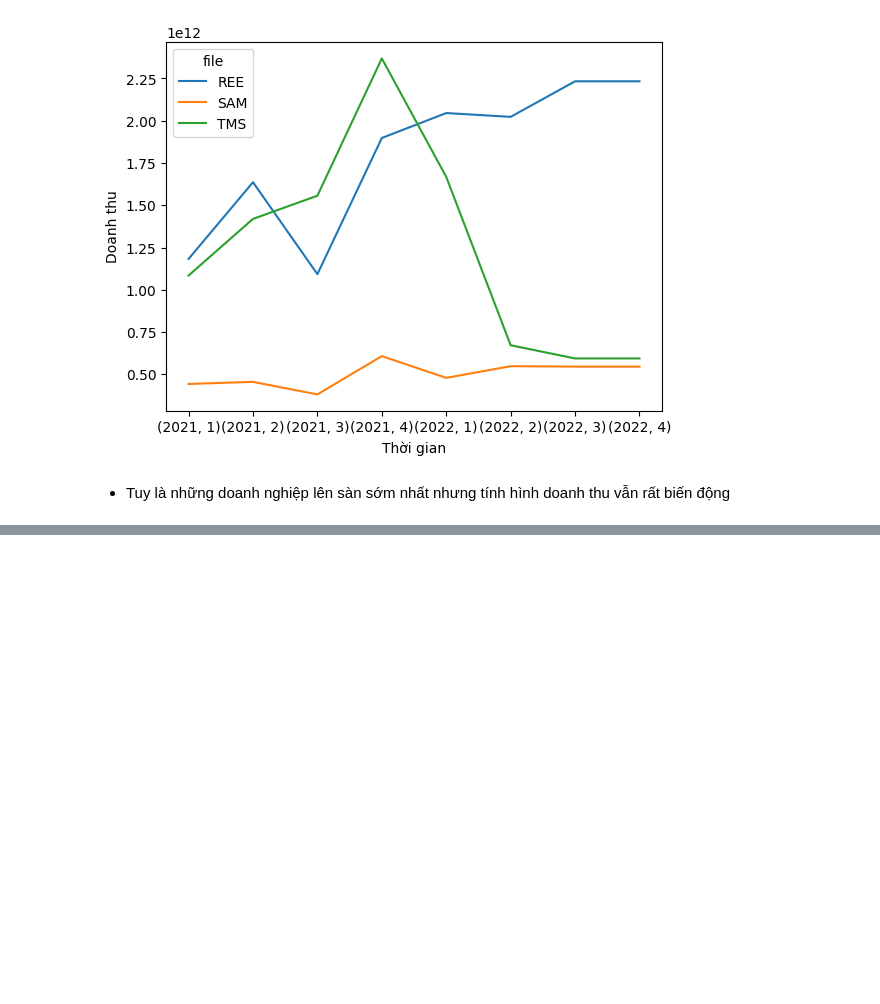
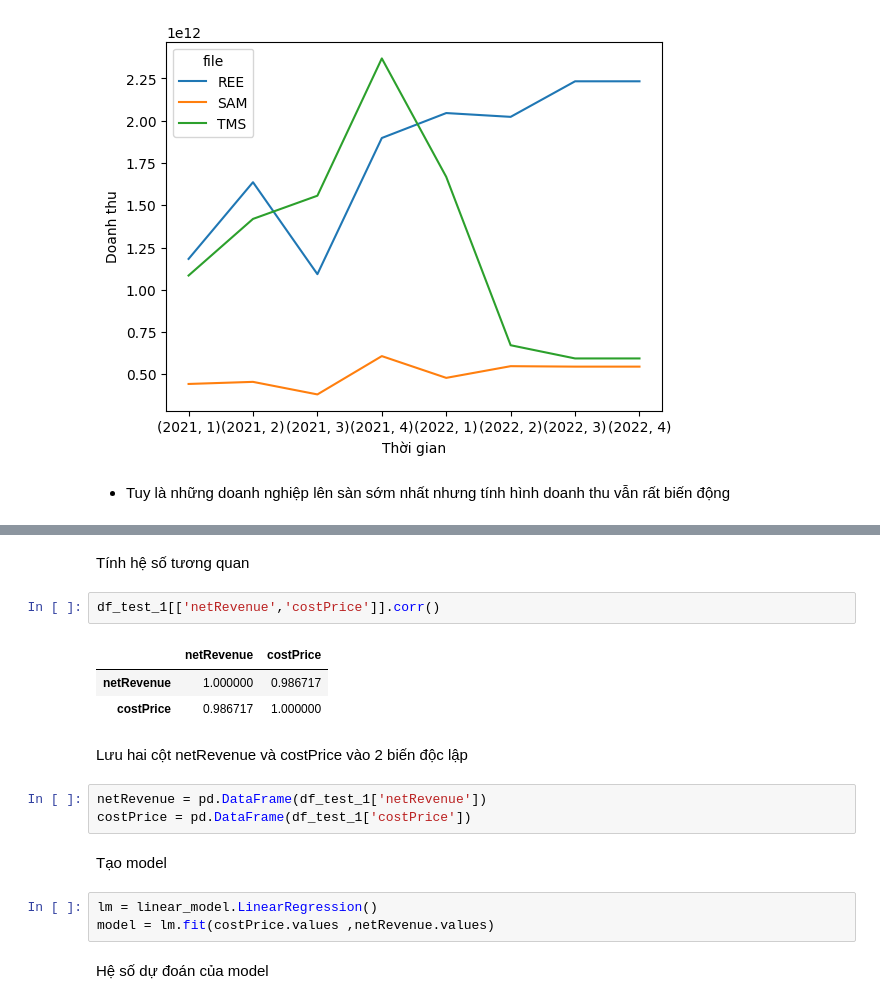
Before and after one commit to minhtringuyennn/NMKHDL_Project, a Jupyter notebook: crawl/crawl_data.ipynb, the cells around one changed output, grey strips where cells are left out. Cells and saved outputs as stored; diff of their text form; blank space fills up the shorter version.

```diff
--- a/crawl/crawl_data.ipynb
+++ b/crawl/crawl_data.ipynb
@@ -738,0 +817,20 @@ new.plot(xlabel='Thời gian',ylabel='Doanh thu')
+# %% [markdown]
+Tính hệ số tương quan
+# %%
+df_test_1[['netRevenue','costPrice']].corr()
+# %% [output]
+|  | netRevenue | costPrice |
+| netRevenue | 1.000000 | 0.986717 |
+| costPrice | 0.986717 | 1.000000 |
+# %% [markdown]
+Lưu hai cột netRevenue và costPrice vào 2 biến độc lập
+# %%
+netRevenue = pd.DataFrame(df_test_1['netRevenue'])
+costPrice = pd.DataFrame(df_test_1['costPrice'])
+# %% [markdown]
+Tạo model
+# %%
+lm = linear_model.LinearRegression()
+model = lm.fit(costPrice.values ,netRevenue.values)
+# %% [markdown]
+Hệ số dự đoán của model
```
Also changed, not shown: parts of 30 cells of this notebook.
